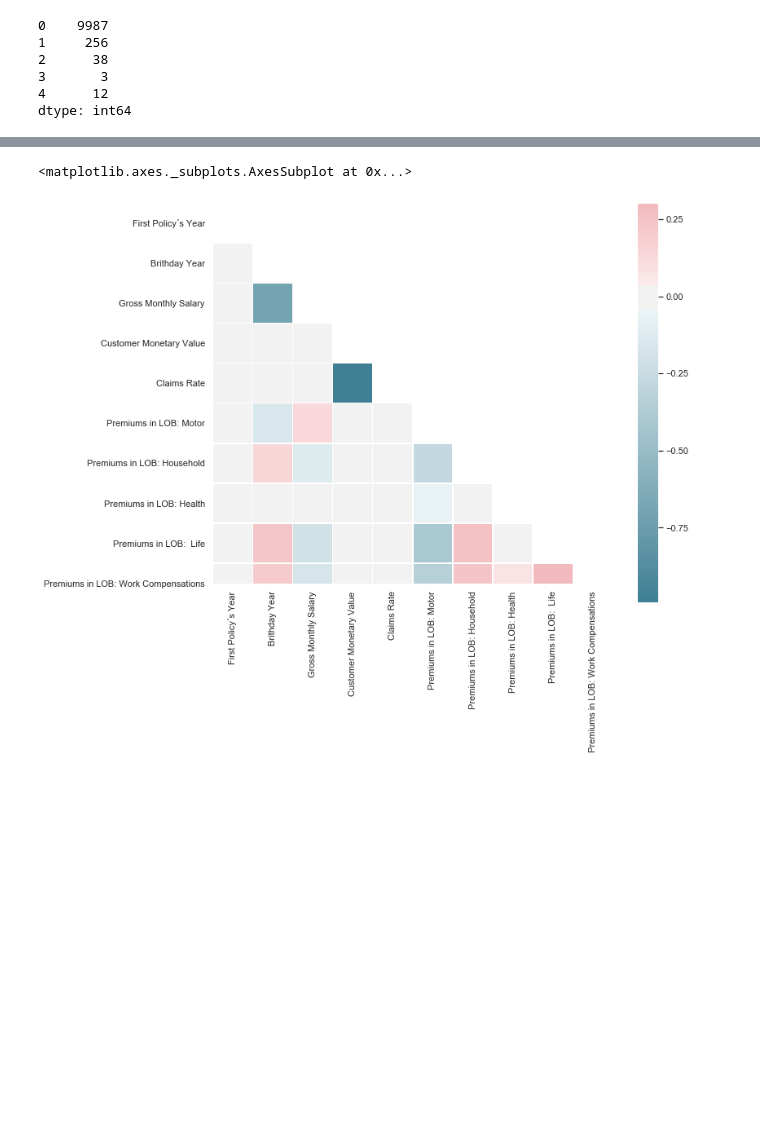
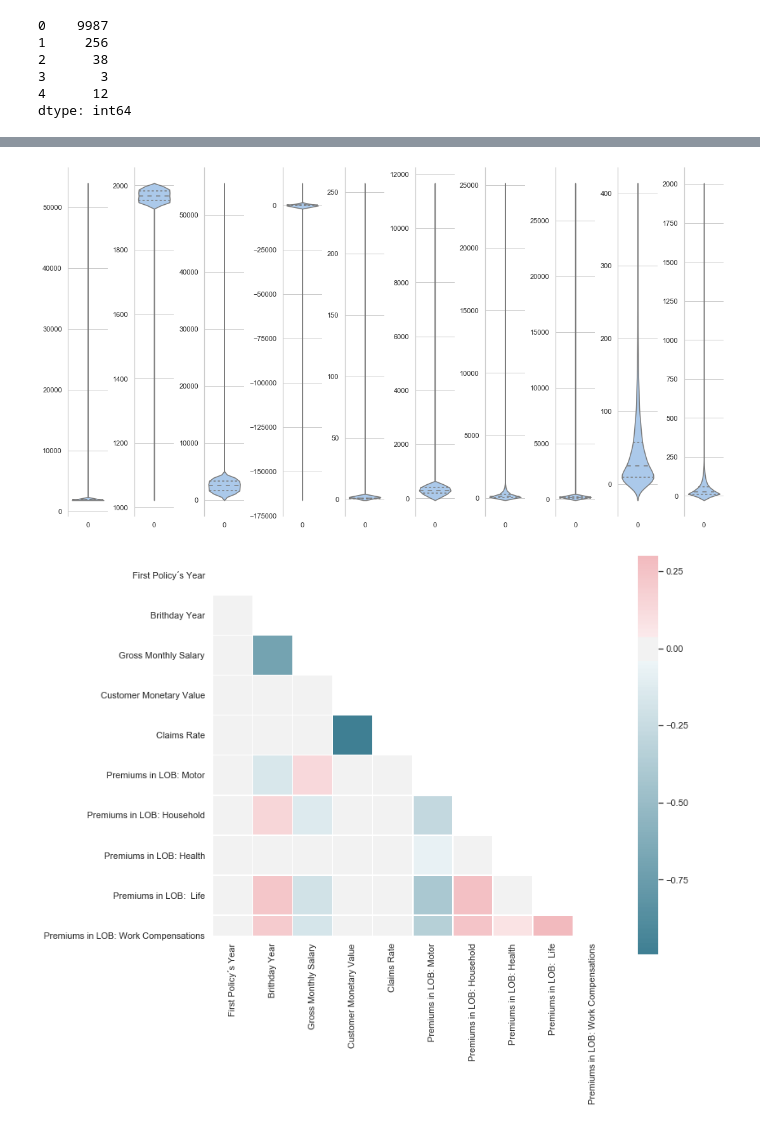
Before and after one commit to NovaIMSStudents/DataMiningFinalProject, a Jupyter notebook: DataAnalysisDM.ipynb, the cells around one changed output, grey strips where cells are left out. Drawn from its saved outputs; the diff is of its cells as text; code cells hidden in the pictures; blank space fills up the shorter version.

```diff
--- a/DataAnalysisDM.ipynb
+++ b/DataAnalysisDM.ipynb
@@ -135,8 +211,32 @@ dtype: int64
+# %%
+sns.set(style="whitegrid", palette="pastel", color_codes=True)
+
+# Prepare dataframe layout
+# viol_df= metric.melt(id_vars= "Customer Identity") #melt function unpivots dataframe into variable-value pairs identified by an id
+plot_features= metric.drop("Customer Identity",1).columns
+
+#Prepare figure layout
+fig= plt.figure(constrained_layout=True) #Create figure object
+spec= gspec.GridSpec(ncols=len(plot_features), nrows=1, figure=fig) #Gridspec allows to define the grid structure which can
+                                                                    #then be populated through figure.add_subplot method
+
+# Draw the violinplots and split the violins for easier comparison
+for i, plot_f in enumerate(plot_features):
+    ax= fig.add_subplot(spec[0,i])
+    data= metric.drop("Customer Identity",1).loc[:,plot_f]
+#     viol_df.loc[viol_df.loc[:,"variable"]==plot_f,:] #Selecting every variable-value pair for a specific metric variable
+    graph= sns.violinplot( inner="quart", data=data, ax=ax, )
+
+# Finalize the plot
+sns.despine(bottom=True)
+fig.set_size_inches(15, 8)
+# %% [output]
+[figure, added]
 # %%
 sns.set(style="white")
 
 # Compute the correlation matrix
-corr = df.loc[:,(df.columns!="Customer Identity")&(np.array(df.dtypes!=object))].corr()
+corr = metric.drop("Customer Identity",1).corr() #Getting correlation of numerical variables
 
 # Generate a mask for the upper triangle
 mask = np.zeros_like(corr, dtype=np.bool) #Return an array of zeros (Falses) with the same shape and type as a given array
@@ -150,6 +250,7 @@ cmap = sns.diverging_palette(220, 10, as_cmap=True) #Make a diverging palette be
 
 # Draw the heatmap with the mask and correct aspect ratio
 sns.heatmap(corr, mask=mask, cmap=cmap, vmax=.3, center=0, square=True, linewidths=.5)
+
+plt.show()
 # %% [output]
-<matplotlib.axes._subplots.AxesSubplot at 0x...>
 [figure]
```
Also changed, not shown: parts of 20 cells of this notebook, 1 other file.
